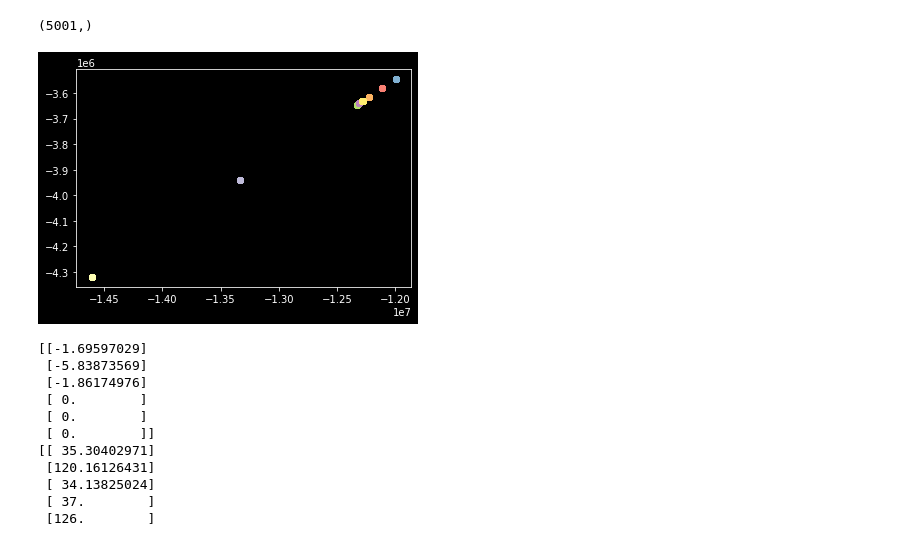
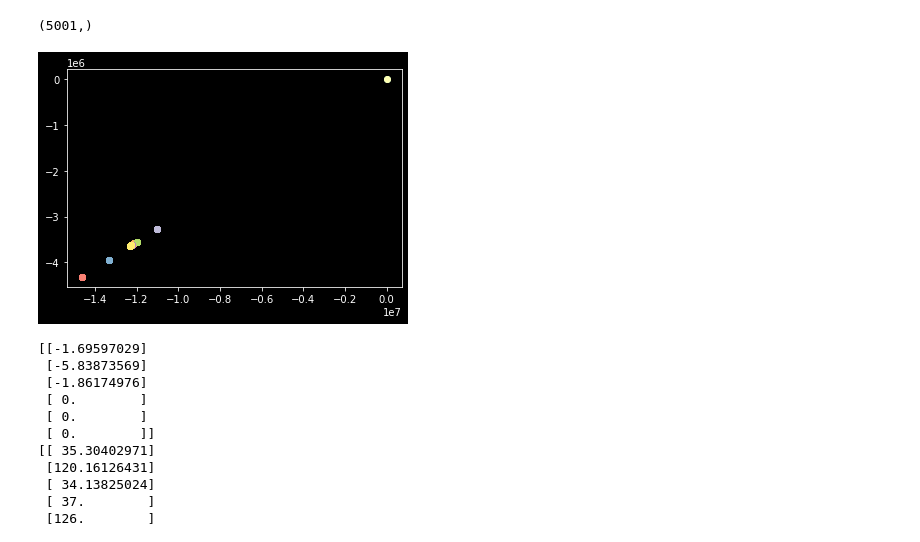
Before and after one commit to dangthanhan507/Vehicle-Tracking, a Jupyter notebook: notebook/kalman_filter_em.ipynb, the cells around one changed output. Drawn from its saved outputs; the diff is of its cells as text; code cells hidden in the pictures.

```diff
--- a/notebook/kalman_filter_em.ipynb
+++ b/notebook/kalman_filter_em.ipynb
@@ -88,9 +96,13 @@ data_interface = data.DataInterface(
 class SensorReader:
     def __init__(self, radiusOfEarth, encoder_resolution, encoder_diameterL, encoder_diameterR):
         self.data_interface = data.DataInterface(
-           "/home/jay/Documents/urban16/sensor_data/gps.csv",
-            "/home/jay/Documents/urban16/sensor_data/xsens_imu.csv",
-            "/home/jay/Documents/urban16/sensor_data/encoder.csv"
+            "C:/Users/erich/OneDrive/Desktop/UCI/CS 179/project/urban16/sensor_data/gps.csv",
+            "C:/Users/erich/OneDrive/Desktop/UCI/CS 179/project/urban16/sensor_data/xsens_imu.csv",
+            "C:/Users/erich/OneDrive/Desktop/UCI/CS 179/project/urban16/sensor_data/encoder.csv"
+
+           # "/home/jay/Documents/urban16/sensor_data/gps.csv",
+           #  "/home/jay/Documents/urban16/sensor_data/xsens_imu.csv",
+           #  "/home/jay/Documents/urban16/sensor_data/encoder.csv"
         )
         # data -> (lon,lat,alt,left,right,yaw,pitch,roll)
         self.R = radiusOfEarth
@@ -192,11 +214,11 @@ d[1, :].shape
 # %% [output]
 (5001,)
 # %%
-for i in range(1000):
+for i in range(3000):
     plt.scatter(d[0, i], d[1, i])
 plt.show()
 # %% [output]
-[figure, old version]
+[figure, new version]
 # %%
 radius = 6371
 A = np.zeros((6,6))
```
Also changed, not shown: parts of 2 cells of this notebook.
